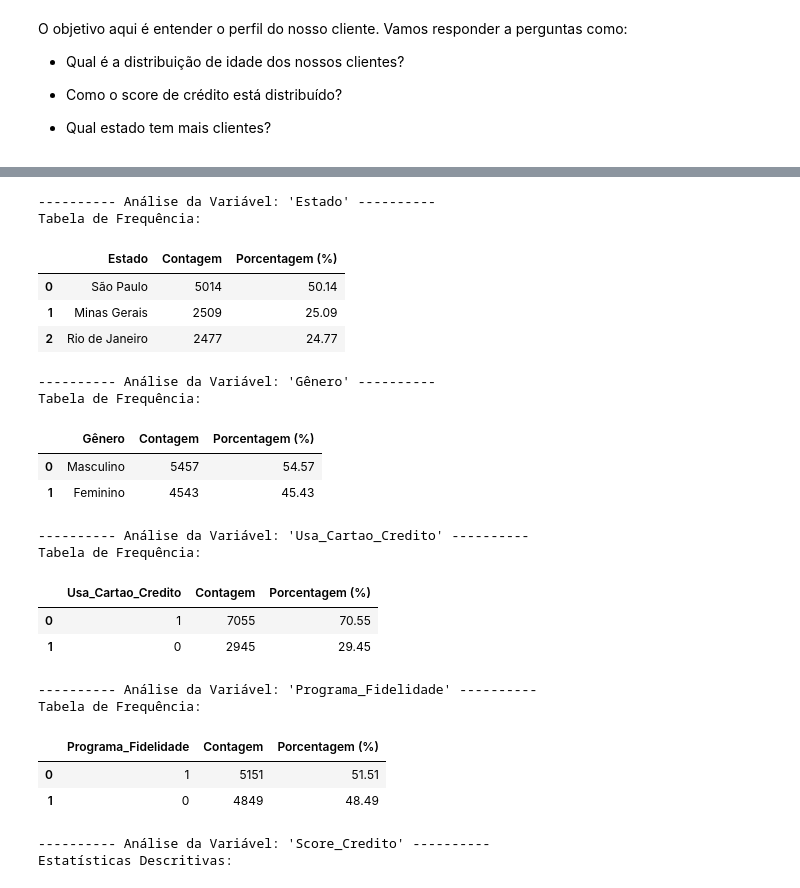
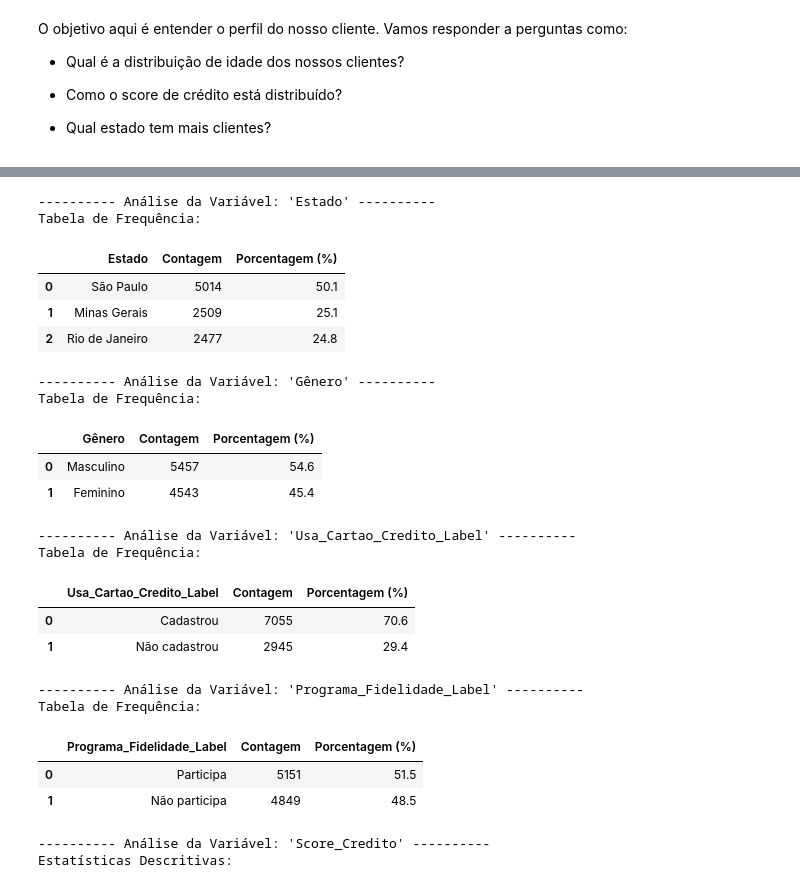
Before and after one commit to marcellsa/delivery-churn-analysis, a Jupyter notebook: notebooks/churn-analysis.ipynb, the cells around one changed output, grey strips where cells are left out. Cells and saved outputs as stored; diff of their text form; code cells hidden in the pictures.

```diff
--- a/notebooks/churn-analysis.ipynb
+++ b/notebooks/churn-analysis.ipynb
@@ -156,3 +156,25 @@ O objetivo aqui é entender o perfil do nosso cliente. Vamos responder a pergunt
 - Como o score de crédito está distribuído?
 
 - Qual estado tem mais clientes?
+# %%
+# Mapeando valores binários (0/1) para rótulos descritivos
+
+# Mapeiando a coluna 'Usa_Cartao_Credito'
+map_cartao = {1: "Cadastrou", 0: "Não cadastrou"}
+df["Usa_Cartao_Credito_Label"] = df["Usa_Cartao_Credito"].map(map_cartao)
+
+# Mapeiando a coluna 'Programa_Fidelidade'
+map_fidelidade = {1: "Participa", 0: "Não participa"}
+df["Programa_Fidelidade_Label"] = df["Programa_Fidelidade"].map(map_fidelidade)
+
+# Exibindo as primeiras linhas para verificar a transformação
+display(
+    df[
+        [
+            "Usa_Cartao_Credito",
+            "Usa_Cartao_Credito_Label",
+            "Programa_Fidelidade",
+            "Programa_Fidelidade_Label",
+        ]
+    ].head()
+)
@@ -161,56 +190,56 @@ O objetivo aqui é entender o perfil do nosso cliente. Vamos responder a pergunt
 variaveis_categoricas = [
     "Estado",
     "Gênero",
-    "Usa_Cartao_Credito",
-    "Programa_Fidelidade",
+    "Usa_Cartao_Credito_Label",
+    "Programa_Fidelidade_Label",
 ]
 
 # Loop para criar a tabela de frequência e o gráfico de barras para cada variável
 for var in variaveis_categoricas:
     print(f"\n---------- Análise da Variável: '{var}' ----------")
 
     # 1. Tabela de Frequência
     tabela_frequencia = df[var].value_counts().reset_index()
     tabela_frequencia.columns = [var, "Contagem"]
     tabela_frequencia["Porcentagem (%)"] = (
         tabela_frequencia["Contagem"] / len(df) * 100
-    ).round(2)
+    ).round(1)
 
     print("Tabela de Frequência:")
     display(tabela_frequencia)
 
     # 2. Gráfico de Barras
     fig = px.bar(
         tabela_frequencia,
         x=var,
         y="Contagem",
         text=tabela_frequencia["Porcentagem (%)"].apply(lambda x: f"{x}%"),
         title=f'Distribuição da Variável "{var}"',
     )
 
     fig.show()
 # %% [output]
 ---------- Análise da Variável: 'Estado' ----------
 Tabela de Frequência:
 |  | Estado | Contagem | Porcentagem (%) |
-| 0 | São Paulo | 5014 | 50.14 |
-| 1 | Minas Gerais | 2509 | 25.09 |
-| 2 | Rio de Janeiro | 2477 | 24.77 |
+| 0 | São Paulo | 5014 | 50.1 |
+| 1 | Minas Gerais | 2509 | 25.1 |
+| 2 | Rio de Janeiro | 2477 | 24.8 |
 ---------- Análise da Variável: 'Gênero' ----------
 Tabela de Frequência:
 |  | Gênero | Contagem | Porcentagem (%) |
-| 0 | Masculino | 5457 | 54.57 |
-| 1 | Feminino | 4543 | 45.43 |
+| 0 | Masculino | 5457 | 54.6 |
+| 1 | Feminino | 4543 | 45.4 |
----------- Análise da Variável: 'Usa_Cartao_Credito' ----------
+---------- Análise da Variável: 'Usa_Cartao_Credito_Label' ----------
 Tabela de Frequência:
-|  | Usa_Cartao_Credito | Contagem | Porcentagem (%) |
-| 0 | 1 | 7055 | 70.55 |
-| 1 | 0 | 2945 | 29.45 |
+|  | Usa_Cartao_Credito_Label | Contagem | Porcentagem (%) |
+| 0 | Cadastrou | 7055 | 70.6 |
+| 1 | Não cadastrou | 2945 | 29.4 |
----------- Análise da Variável: 'Programa_Fidelidade' ----------
+---------- Análise da Variável: 'Programa_Fidelidade_Label' ----------
 Tabela de Frequência:
-|  | Programa_Fidelidade | Contagem | Porcentagem (%) |
-| 0 | 1 | 5151 | 51.51 |
-| 1 | 0 | 4849 | 48.49 |
+|  | Programa_Fidelidade_Label | Contagem | Porcentagem (%) |
+| 0 | Participa | 5151 | 51.5 |
+| 1 | Não participa | 4849 | 48.5 |
 # %%
 # Lista de variáveis numéricas
 variaveis_numericas = [
```
Also changed, not shown: parts of 3 cells of this notebook.
